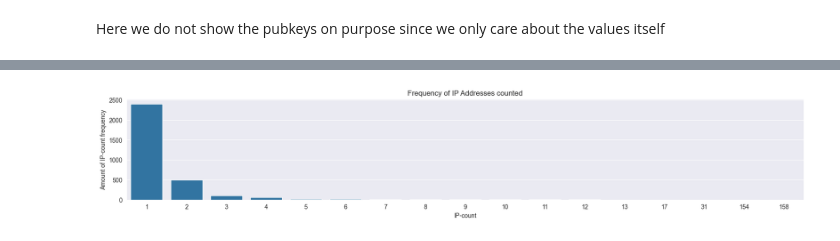
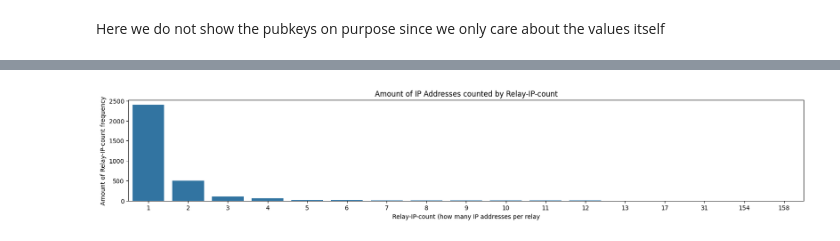
Before and after one commit to SEG-UNIBE/artio-insight, a Jupyter notebook: notebooks/artio.ipynb, the cells around one changed output, grey strips where cells are left out. Drawn from its saved outputs; the diff is of its cells as text; code cells hidden in the pictures.

Commit message:
feat(notebooks): continue data analysis in the notebooks and adding proper pdf export

```diff
--- a/notebooks/artio.ipynb
+++ b/notebooks/artio.ipynb
@@ -52,6 +65,22 @@ def format_piechart_label(values):
         val = int(round(percentage*total/100.0))
         return '{p:.1f}%\n{v:d}'.format(p=percentage, v=val)
     return formatter
+# %%
+def save_pdf(plot: matplotlib.pyplot, name: str):
+    """
+    Method to save a plot to pdf with the predefined settings
+    :param plot: the plot object
+    :type plot: matplotlib.pyplot
+    :param name: the name under which the file should be saved
+    :return: None
+    """
+    path_prefix = "./pdf/"
+    if name.endswith(".pdf"):
+        file_name = name[:-4]
+    else:
+        file_name = name
+
+    plot.savefig(f"{path_prefix}{file_name}.pdf", format="pdf", bbox_inches='tight')
 # %% [markdown]
 From here on we can start to actually query the data and do some visualizations
 # %% [markdown]
@@ -344,10 +604,10 @@ relay_ip_count_grouped = df_relayipcount.groupby("amount")['amount'].count()
 # %%
 fig, ax = plt.subplots(figsize = ( 20 , 3 ))
-sb.barplot(data=ip_count_grouped)
-ax.set_xlabel('IP-count')
-ax.set_ylabel('Amount of IP-count frequency')
-plt.title('Frequency of IP Addresses counted')
-plt.savefig("./pdf/relay_per_ip_count_grouped.pdf", format="pdf")
+sb.barplot(data=relay_ip_count_grouped)
+ax.set_xlabel('Relay-IP-count (how many IP addresses per relay')
+ax.set_ylabel('Amount of Relay-IP-count frequency')
+plt.title('Amount of IP Addresses counted by Relay-IP-count')
+save_pdf(plt, "ip_count_per_relay_grouped")
 plt.show()
 # %% [output]
-[figure, old version]
+[figure, new version]
```
Also changed, not shown: parts of 67 cells of this notebook.
